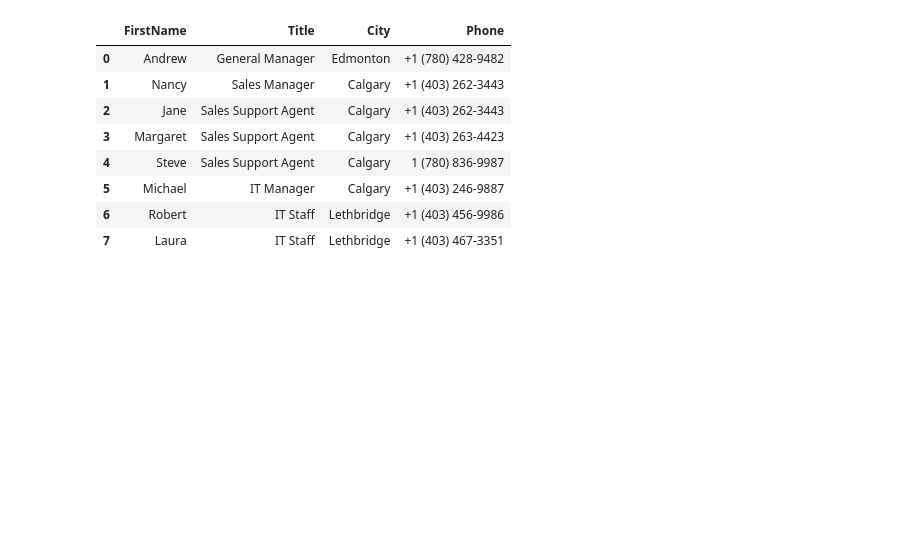
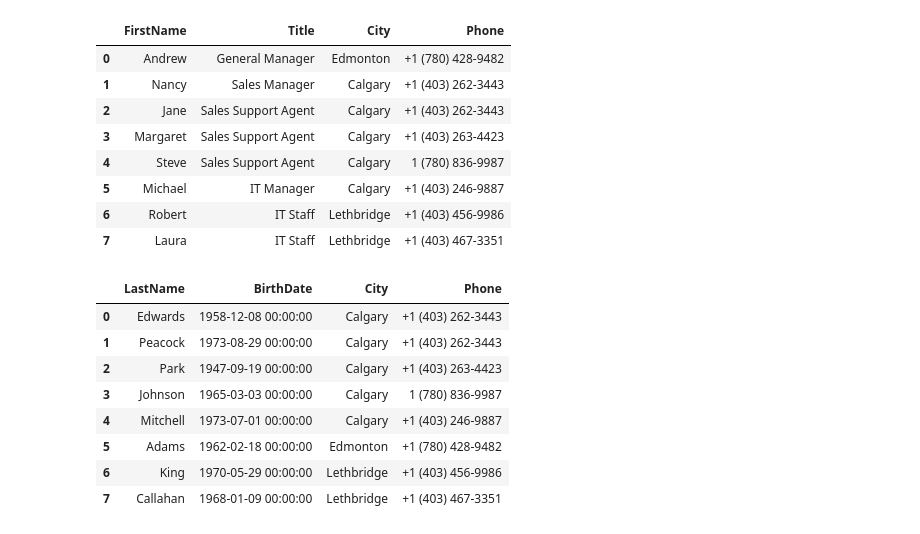
Before and after one commit to baxronovferuz1/DataScience_Np, a Jupyter notebook: Numpy_Pandas_practice.ipynb, the cells around one changed output. Drawn from its saved outputs; the diff is of its cells as text; code cells hidden in the pictures; blank space fills up the shorter version.

```diff
--- a/Numpy_Pandas_practice.ipynb
+++ b/Numpy_Pandas_practice.ipynb
@@ -1407,3 +1407,16 @@ ch_df
 | 5 | Michael | IT Manager | Calgary | +1 (403) 246-9887 |
 | 6 | Robert | IT Staff | Lethbridge | +1 (403) 456-9986 |
 | 7 | Laura | IT Staff | Lethbridge | +1 (403) 467-3351 |
+# %%
+ch_df=pd.read_sql("SELECT Lastname,BirthDate,City,Phone FROM employees ORDER BY City", db)
+ch_df
+# %% [output]
+|  | LastName | BirthDate | City | Phone |
+| 0 | Edwards | 1958-12-08 00:00:00 | Calgary | +1 (403) 262-3443 |
+| 1 | Peacock | 1973-08-29 00:00:00 | Calgary | +1 (403) 262-3443 |
+| 2 | Park | 1947-09-19 00:00:00 | Calgary | +1 (403) 263-4423 |
+| 3 | Johnson | 1965-03-03 00:00:00 | Calgary | 1 (780) 836-9987 |
+| 4 | Mitchell | 1973-07-01 00:00:00 | Calgary | +1 (403) 246-9887 |
+| 5 | Adams | 1962-02-18 00:00:00 | Edmonton | +1 (780) 428-9482 |
+| 6 | King | 1970-05-29 00:00:00 | Lethbridge | +1 (403) 456-9986 |
+| 7 | Callahan | 1968-01-09 00:00:00 | Lethbridge | +1 (403) 467-3351 |
```
Also changed, not shown: parts of 4 cells of this notebook.
